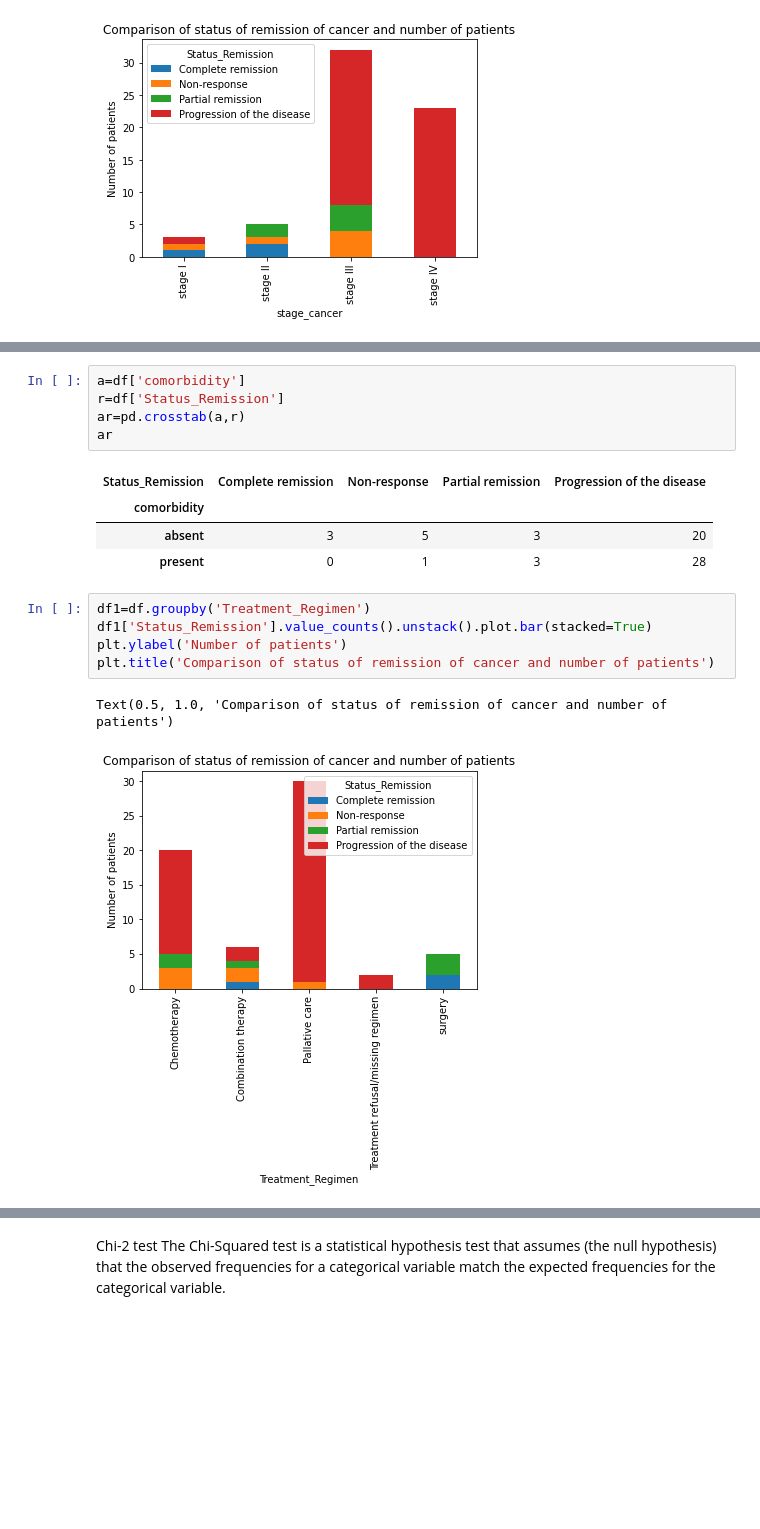
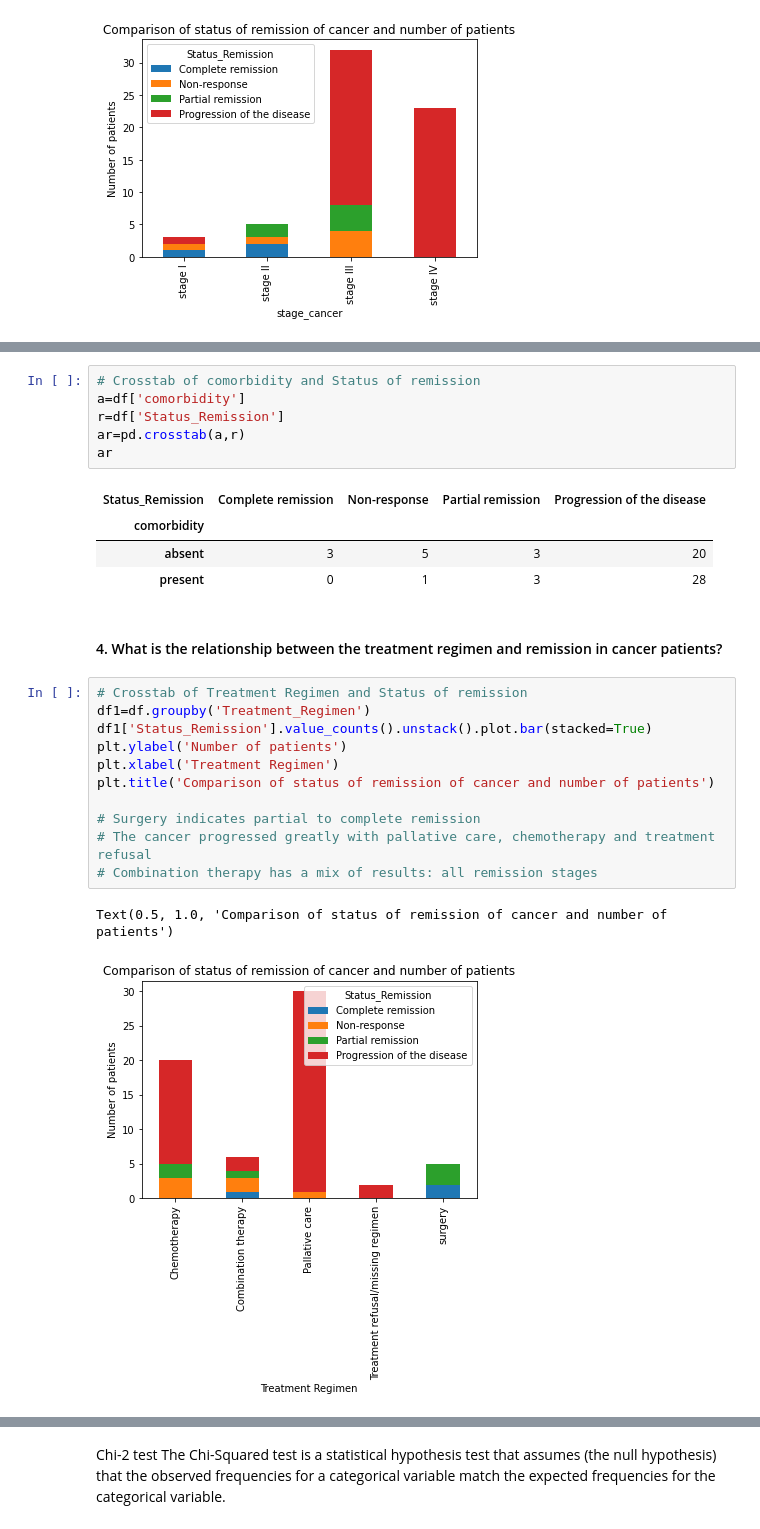
Before and after one commit to mugambiian/Pancreatic-cancer-study, a Jupyter notebook: Cancer_survival_rates_study.ipynb, the cells around one changed output, grey strips where cells are left out. Saved outputs shown, nothing was run; the diff lists cells and outputs as text; blank space fills up the shorter version.

```diff
--- a/Cancer_survival_rates_study.ipynb
+++ b/Cancer_survival_rates_study.ipynb
@@ -246,6 +329,7 @@ plt.title('Comparison of status of comorbidity and remission of cancer')
 Text(0.5, 1.0, 'Comparison of status of comorbidity and remission of cancer')
 [figure]
 # %%
+# Crosstab of comorbidity and Status of remission
 a=df['comorbidity']
 r=df['Status_Remission']
 ar=pd.crosstab(a,r)
@@ -255,11 +339,19 @@ ar
 | comorbidity |  |  |  |  |
 | absent | 3 | 5 | 3 | 20 |
 | present | 0 | 1 | 3 | 28 |
+# %% [markdown]
+#### 4. What is the relationship between the treatment regimen and remission in cancer patients?
 # %%
+# Crosstab of Treatment Regimen and Status of remission
 df1=df.groupby('Treatment_Regimen')
 df1['Status_Remission'].value_counts().unstack().plot.bar(stacked=True)
 plt.ylabel('Number of patients')
+plt.xlabel('Treatment Regimen')
 plt.title('Comparison of status of remission of cancer and number of patients')
+
+# Surgery indicates partial to complete remission
+# The cancer progressed greatly with pallative care, chemotherapy and treatment refusal
+# Combination therapy has a mix of results: all remission stages
 # %% [output]
 Text(0.5, 1.0, 'Comparison of status of remission of cancer and number of patients')
-[figure, old version]
+[figure, new version]
```
Also changed, not shown: parts of 57 cells of this notebook.
